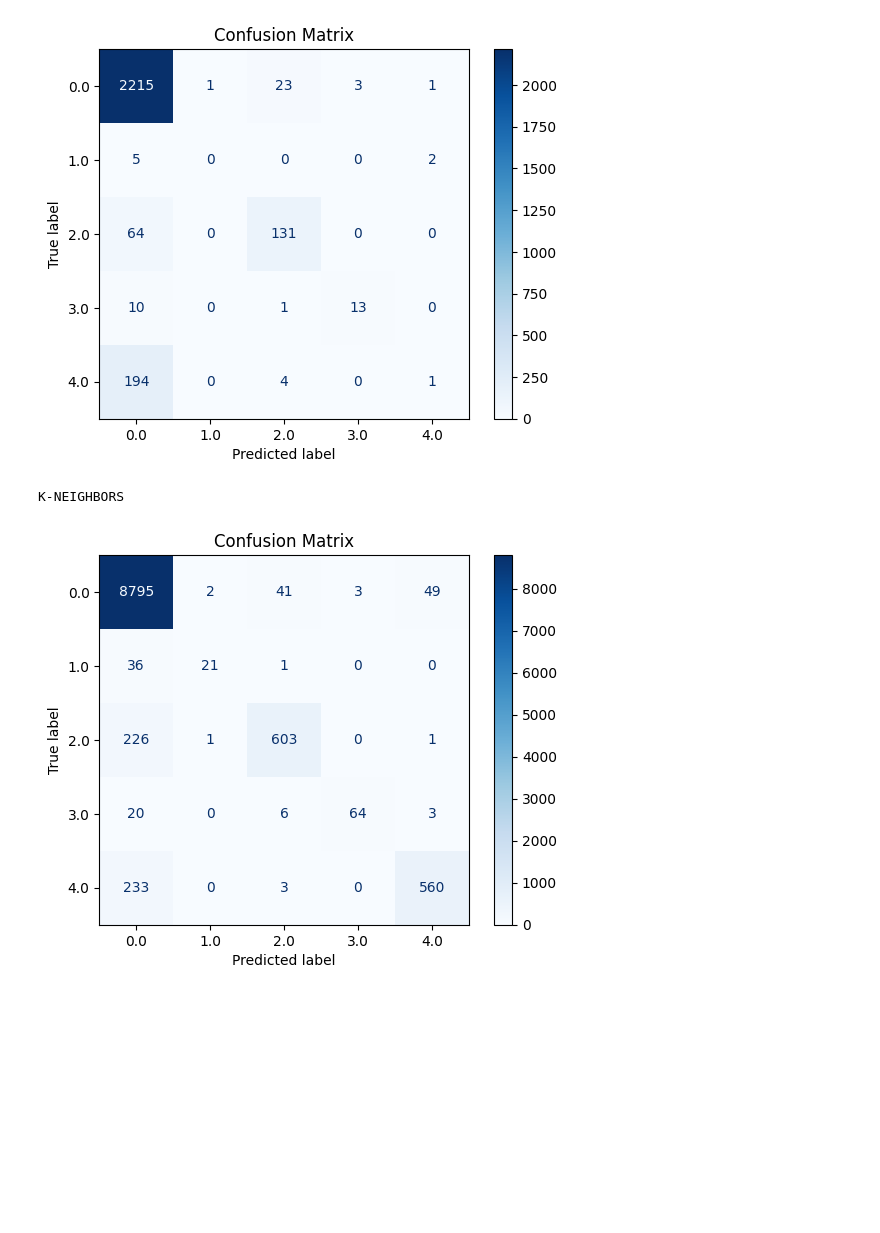
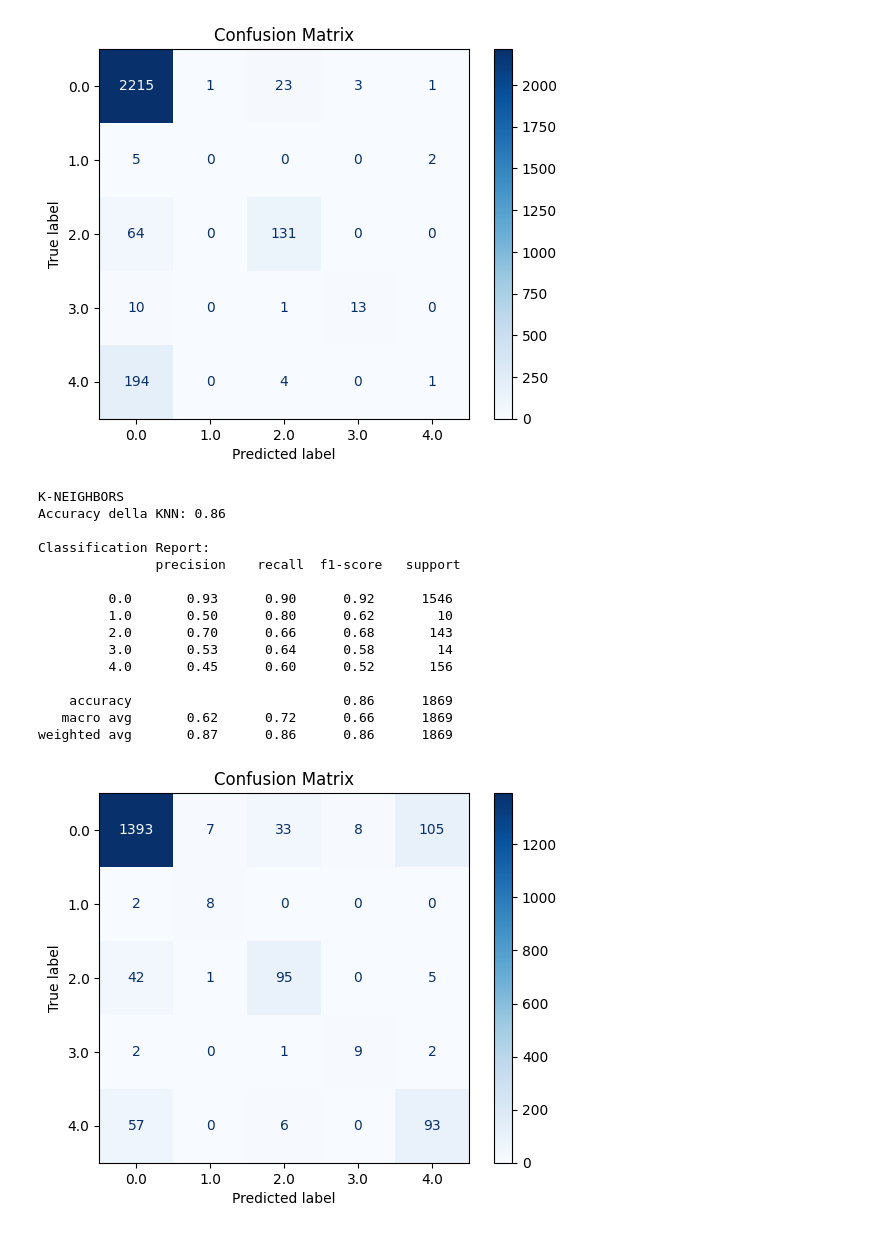
Before and after one commit to CristianMorasso/statistical_project, a Jupyter notebook: Copia_di_statiscal_learning.ipynb, the cells around one changed output. Saved outputs shown, nothing was run; the diff lists cells and outputs as text; code cells hidden in the pictures; blank space fills up the shorter version.

```diff
--- a/Copia_di_statiscal_learning.ipynb
+++ b/Copia_di_statiscal_learning.ipynb
@@ -471,9 +488,11 @@ class DTW_SMOTE():
 
     new_y = [ y for _ in range(lenn + len(self.synthetic))]
     synthetic = toMultiIndexed(self.synthetic, feature_mask=feature_mask, start= self.start)
-    new_X_train = pd.concat([self.T, synthetic ])
 
-    return  new_X_train,  new_y
+    # Fuse original DF with the synthetic one
+    allX = pd.concat([self.T, synthetic])
+
+    return  allX,  new_y
 # %%
 # Ok now run DWT_SMOT on all the minority classes... But how do we define minority ?
 # Easy, with counter and percentages :)
@@ -530,25 +549,27 @@ import numpy as np
 
 # Run DWT_SMOTE for all the classes that are considered a minority
 minorityThreshold = 0.25
-max_index = int(np.max(X_train.index.get_level_values('flight').to_numpy()))
+undersamplePercentage = 0.75
+max_index = int(np.max(X_train.index.get_level_values('flight').to_numpy()))+1
 
 dir = "/content/drive/My Drive/smoted_data"
 new_X_train, new_y_train = None, []
 n_classes = len(classToString)
 
 # I don't know a good way to tune them
-N=500
-k=5
+_N = {"no_failure": 0, "elevator": 800, "engine": 200, "rudder": 600, "ailerons": 200}
+_k = {"no_failure": 0, "elevator": 6, "engine": 4, "rudder": 6, "ailerons": 4}
 
 for item in distribution.items():
   indexes = [i for i, c in enumerate(y_train.tolist()) if c ==item[0]]
+  N = _N[classToString[item[0]]]
+  k = _k[classToString[item[0]]]
 
   if item[1]> minorityThreshold:
-    print(f"->Undersampling '{classToString[item[0]]}'")
+    print(f"->UNDERSAMPLING '{classToString[item[0]]}'")
 
     # Multiplier to make the the quantity of the oversampled
     # class equal to the ((1/n_classes)*100)% of the train dataset
-    undersamplePercentage = ((1/n_classes)/item[1])
     nSamples = int(cDistribution[classToString[item[0]]]*undersamplePercentage)
 
     # NB: we should add Tomek-links removal first, like in SMOTEN,
@@ -562,11 +583,12 @@ for item in distribution.items():
     fX.to_csv(os.path.join(dir, f"{item[0]}.csv"))
 
     # Save the new Dataframe and labels
+
     new_X_train = pd.concat([new_X_train, fX])
     new_y_train += [item[0] for _ in range(nSamples)]
 
   else:
-    print(f"->DTW_SMOTE '{classToString[item[0]]}'")
+    print(f"->DTW_SMOTE '{classToString[item[0]]}' N={N} k={k}")
     # SMOTE PARAMS:
     T =  pd.DataFrame(X_train[X_train.index.get_level_values('flight').isin(indexes)])
 
@@ -574,12 +596,16 @@ for item in distribution.items():
     sampler = DTW_SMOTE(T, N, k, start = max_index)
     fX, fy= sampler.run(item[0])
 
-    # Save the values as a csv
+    # Save the values as a CSV
     fX.to_csv(os.path.join(dir, f"{item[0]}.csv"))
 
-    # Save the values
-    max_index += int(T.shape[0]/window_length*(N/100))+1
+    # Save the values for X, y and the flight index counter
     new_X_train = pd.concat([new_X_train, fX])
     new_y_train += fy
-    max_index += len(fy)
+    max_index += len(fy) +1
+
+
+  print(f"\t-new_X_train length: {np.unique(new_X_train.index.get_level_values('flight').to_numpy()).shape[0]}")
+  print(f"\t-new_y_train length: {len(new_y_train)}")
+  assert np.unique(new_X_train.index.get_level_values('flight').to_numpy()).shape[0] == len(new_y_train), f"{classToString[item[0]]} not the same lenght"
 # %% [output]
@@ -718,19 +725,37 @@ Classification Report:
 weighted avg       0.83      0.88      0.85      2668
 [figure]
 # %%
-from sktime.classification.distance_based import KNeighborsTimeSeriesClassifier
-
 print("K-NEIGHBORS")
 knn = KNeighborsTimeSeriesClassifier(n_neighbors=5, distance='dtw')
 knn.fit(X_train, y_train)
 
-y_pred_knn_train = knn.predict(X_train)
+y_pred_knn = knn.predict(X_test)
 
-cm = confusion_matrix(y_train, y_pred_knn_train)
+knn_acc = accuracy_score(y_test, y_pred_knn)
+print(f"Accuracy della KNN: {knn_acc:.2f}")
+
+report = classification_report(y_test, y_pred_knn, zero_division = 0.0)
+print("\nClassification Report:\n", report)
+
+cm = confusion_matrix(y_test, y_pred_knn)
 disp = ConfusionMatrixDisplay(confusion_matrix=cm, display_labels=np.unique(y_test))
 disp.plot(cmap=plt.cm.Blues)
 plt.title('Confusion Matrix')
 plt.show()
 # %% [output]
 K-NEIGHBORS
+Accuracy della KNN: 0.86
+
+Classification Report:
+               precision    recall  f1-score   support
+
+         0.0       0.93      0.90      0.92      1546
+         1.0       0.50      0.80      0.62        10
+         2.0       0.70      0.66      0.68       143
+         3.0       0.53      0.64      0.58        14
+         4.0       0.45      0.60      0.52       156
+
+    accuracy                           0.86      1869
+   macro avg       0.62      0.72      0.66      1869
+weighted avg       0.87      0.86      0.86      1869
-[figure, old version]
+[figure, new version]
```
Also changed, not shown: parts of 18 cells of this notebook.
